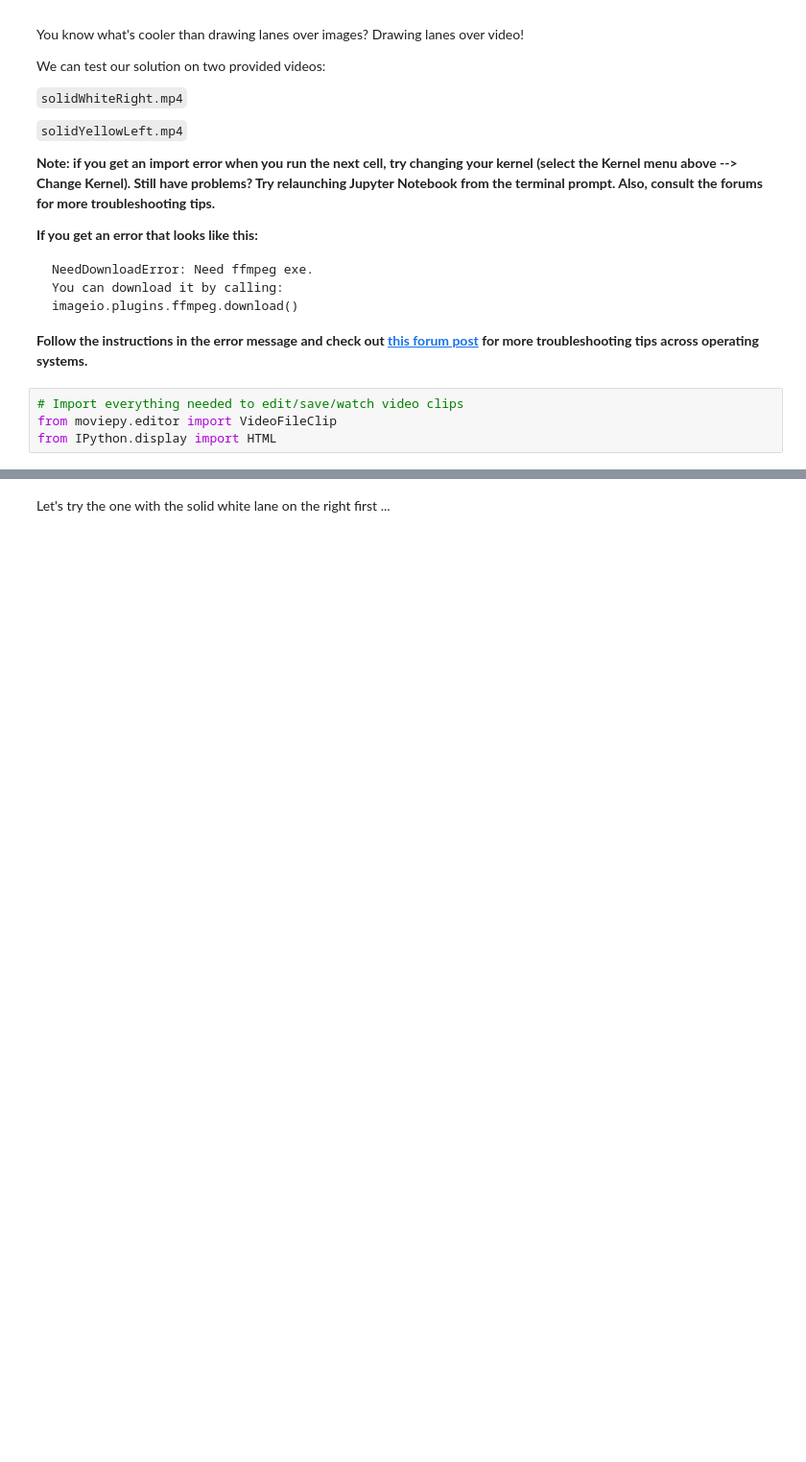
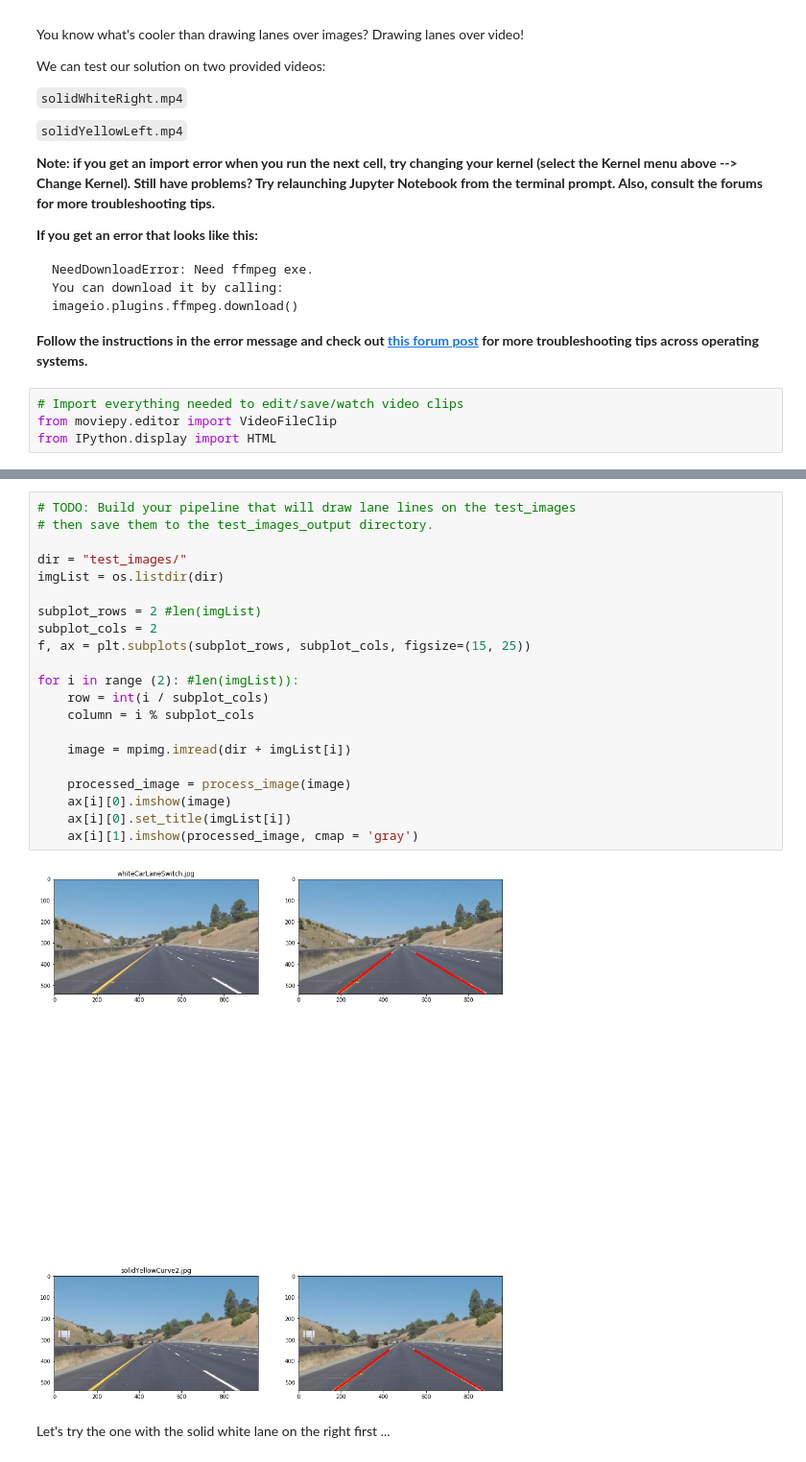
Before and after one commit to bessszilard/Udacity-Self-Driving-Car-Engineer-Nanodegree-Program, a Jupyter notebook: Project-1-Finding-Lane-Lines/P1.ipynb, the cells around one changed output, grey strips where cells are left out. Shown at 96% size. Saved outputs shown, nothing was run; the diff lists cells and outputs as text; blank space fills up the shorter version.

```diff
--- a/Project-1-Finding-Lane-Lines/P1.ipynb
+++ b/Project-1-Finding-Lane-Lines/P1.ipynb
@@ -349,3 +387,26 @@ def process_image(image):
+# %%
+# TODO: Build your pipeline that will draw lane lines on the test_images
+# then save them to the test_images_output directory.
+
+dir = "test_images/"
+imgList = os.listdir(dir)
+
+subplot_rows = 2 #len(imgList)
+subplot_cols = 2
+f, ax = plt.subplots(subplot_rows, subplot_cols, figsize=(15, 25))
+
+for i in range (2): #len(imgList)):
+    row = int(i / subplot_cols)
+    column = i % subplot_cols
+
+    image = mpimg.imread(dir + imgList[i])
+
+    processed_image = process_image(image)
+    ax[i][0].imshow(image)
+    ax[i][0].set_title(imgList[i])
+    ax[i][1].imshow(processed_image, cmap = 'gray')
+# %% [output]
+[figure, added]
 # %% [markdown]
 Let's try the one with the solid white lane on the right first ...
 # %%
```
Also changed, not shown: parts of 6 cells of this notebook.
